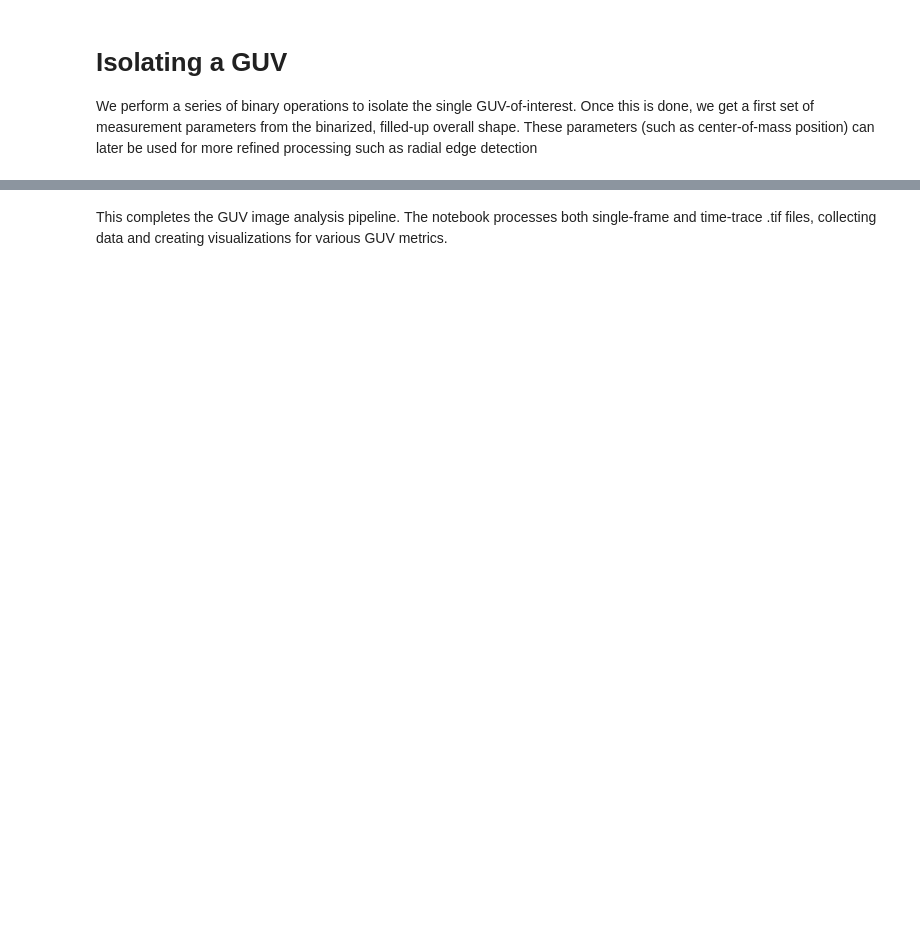
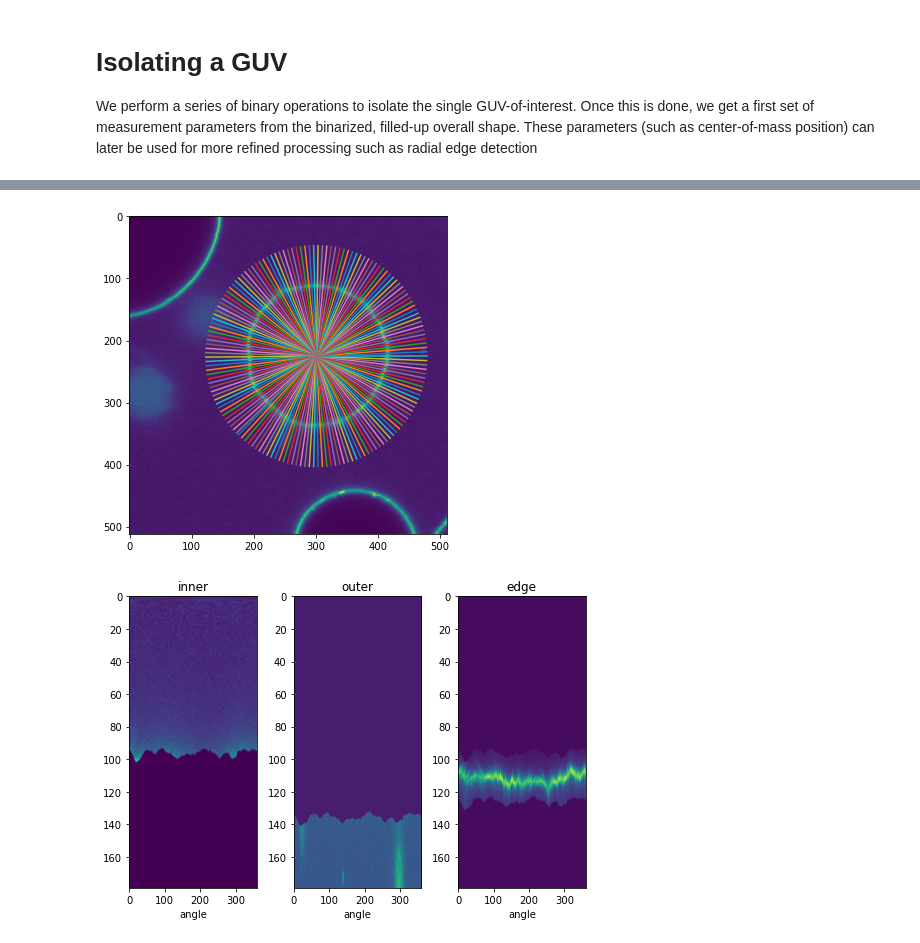
Before and after one commit to jacobkers/Vesicle_analysis, a Jupyter notebook: python/Bert_basic_pipeline_notebook.ipynb, the cells around one changed output, grey strips where cells are left out. Saved outputs shown, nothing was run; the diff lists cells and outputs as text; code cells hidden in the pictures; blank space fills up the shorter version.

Commit message:
notebook for Bert works nicely

```diff
--- a/python/Bert_basic_pipeline_notebook.ipynb
+++ b/python/Bert_basic_pipeline_notebook.ipynb
@@ -210,2 +169,39 @@ FileNotFoundError: [Errno 2] No such file or directory: 'data_overview.xlsx'
-# %% [markdown]
-This completes the GUV image analysis pipeline. The notebook processes both single-frame and time-trace .tif files, collecting data and creating visualizations for various GUV metrics.
+# %%
+import importlib; importlib.reload(guv_tools)
+
+r_max=int(0.35*np.shape(roi_work)[0])
+presets={#
+'angularoversampling' : 0.7,
+'radialoversampling' : 2,
+'minradius' : 0,#the minimal radius is 0
+'maxradius' : r_max
+}
+edge_map,QI, Xsamplinggrid, Ysamplinggrid=guv_tools.QI_map(edge_mask*roi_main, presets, xm, ym,demo=1)
+inner_map=guv_tools.QI_map(inner_mask*roi_main, presets, xm, ym)
+outer_map=guv_tools.QI_map(outer_mask*roi_main, presets, xm, ym)
+#show:
+skips=5
+fig, axs = plt.subplots(1, 1)
+axs.imshow(roi_main)
+axs.plot(Ysamplinggrid[::skips,::skips], Xsamplinggrid[::skips,::skips], '-')
+fig.tight_layout()
+plt.show()
+#show:
+#note that we use degrees and pixel units for plotting, not for sampling
+rr,aa=edge_map.shape
+fig, axs = plt.subplots(1, 3)
+axs[0].imshow(inner_map,extent=[0,360,r_max,0], aspect='auto')
+axs[0].set_title('inner')
+axs[0].set_xlabel('angle')
+axs[1].imshow(outer_map,extent=[0,360,r_max,0], aspect='auto')
+axs[1].set_title('outer')
+axs[1].set_xlabel('angle')
+axs[2].imshow(edge_map,extent=[0,360,r_max,0], aspect='auto')
+axs[2].set_title('edge')
+axs[2].set_xlabel('angle')
+
+fig.tight_layout()
+plt.show()
+# %% [output]
+[figure, added]
+[figure, added]
```
Also changed, not shown: parts of 10 cells of this notebook, 1 other file.
